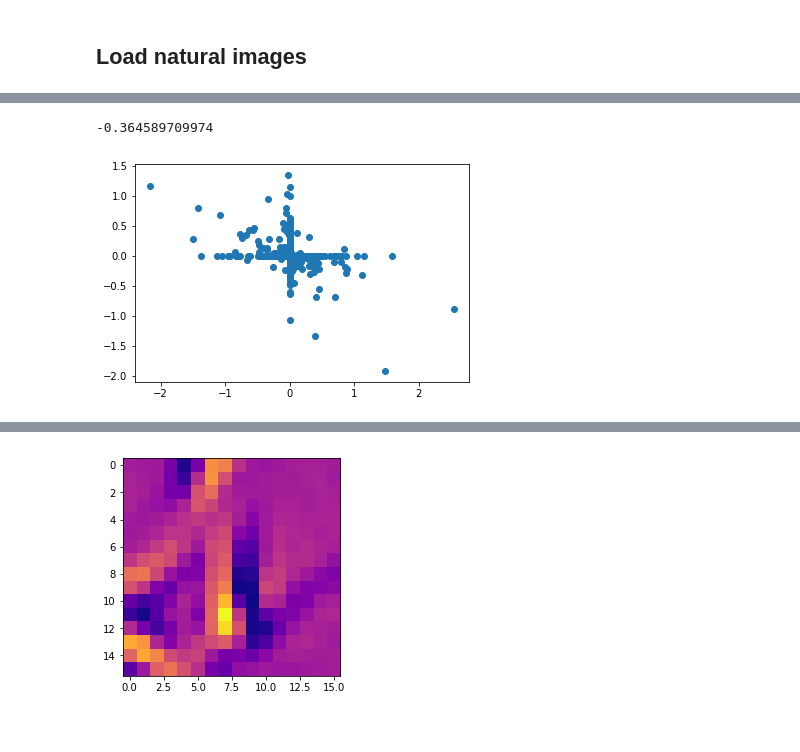
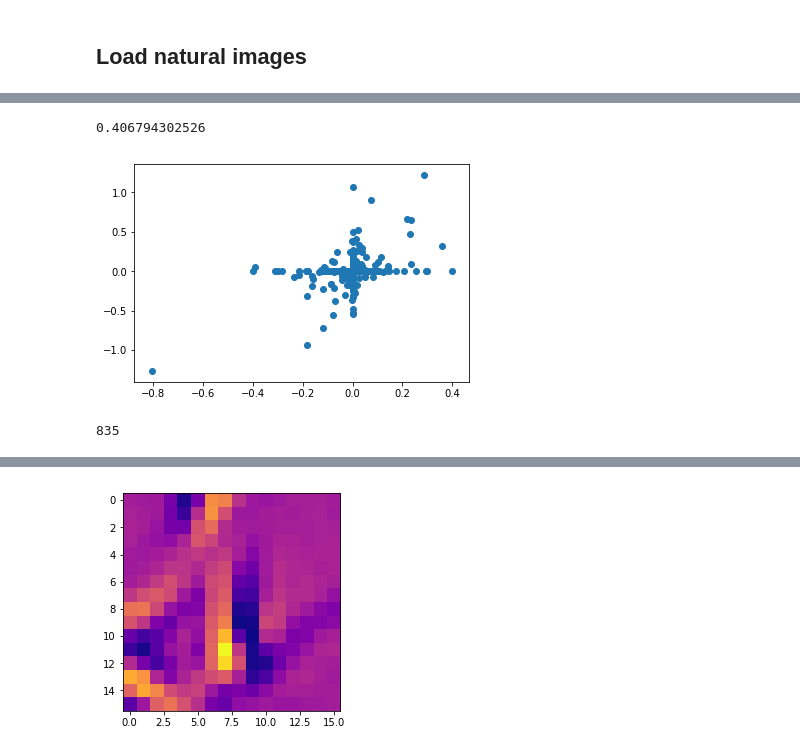
Before and after one commit to ncinko/RW, a Jupyter notebook: Plotting bases.ipynb, the cells around one changed output, grey strips where cells are left out. Saved outputs shown, nothing was run; the diff lists cells and outputs as text; code cells hidden in the pictures.

```diff
--- a/Plotting bases.ipynb
+++ b/Plotting bases.ipynb
@@ -22,11 +25,9 @@ pixels = 16
 fig, axes = plt.subplots(nrows=10, ncols=10, sharex=True, sharey=True, figsize = (12,12), facecolor = 'white')
 axes = axes.ravel()
 
-j = 0
 for i in range(100):
     axes[i].imshow(np.reshape(bases[:,i], (pixels, pixels)), cmap = 'plasma')
     axes[i].axis('off')
-    j += 1
 
 plt.tight_layout(h_pad = 1, w_pad = 1)
 plt.show()
@@ -69,10 +85,16 @@ for i,j in combinations(range(300),2):
 # %%
-plt.scatter(ahat[64,:], ahat[290,:])
-print(np.corrcoef(ahat[64,:], ahat[290,:])[0, 1])
+plt.scatter(ahat[67,:], ahat[81,:])
+print(np.corrcoef(ahat[67,:], ahat[81,:])[0, 1])
 plt.show()
 # %% [output]
--0.364589709974
+0.406794302526
-[figure, old version]
+[figure, new version]
+# %%
+for i in range(len(ahat[90,:])):
+    if abs(ahat[67,:][i]) > 0.6 and abs(ahat[81,:][i]) > 0.6:
+        print(i)
+# %% [output]
+835
 # %%
 def add_noise(image, sigma = 1e-2):
     noise = np.random.normal(0.0, sigma, image.shape)
```
Also changed, not shown: parts of 31 cells of this notebook.
